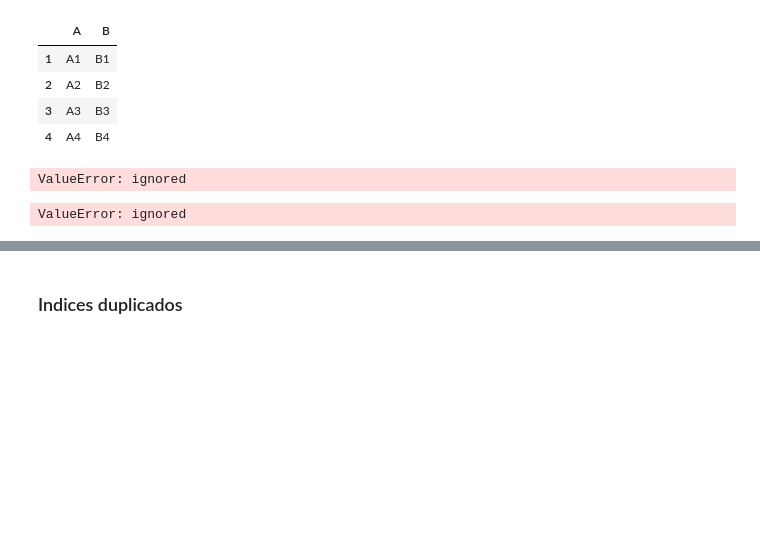
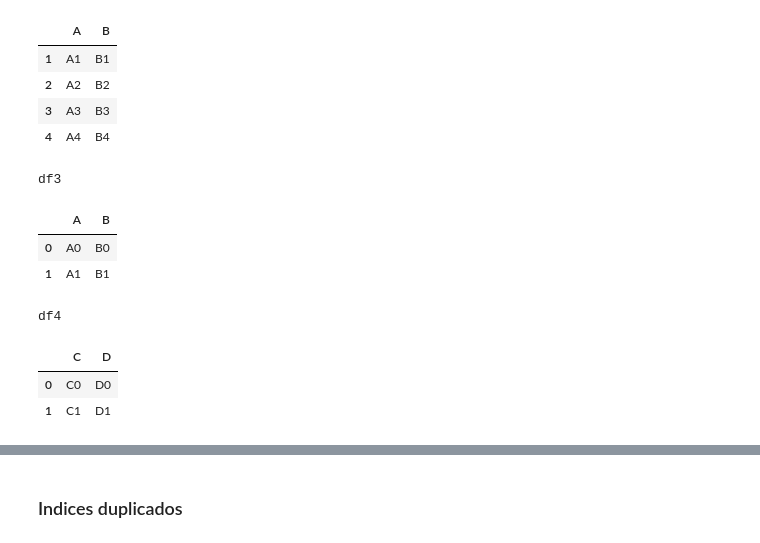
Before and after one commit to htapiagroup/manipulacion-de-datos-con-pandas-EisaacJC, a Jupyter notebook: notebooks/02.05-Concat-And-Append.ipynb, the cells around one changed output, grey strips where cells are left out. Drawn from its saved outputs; the diff is of its cells as text; code cells hidden in the pictures; blank space fills up the shorter version.

```diff
--- a/notebooks/02.05-Concat-And-Append.ipynb
+++ b/notebooks/02.05-Concat-And-Append.ipynb
@@ -98,7 +98,16 @@ pd.concat([df1, df2])
 # %%
 df3 = make_df('AB', [0, 1])
 df4 = make_df('CD', [0, 1])
-display('df3', 'df4', "pd.concat([df3, df4], axis='col')")
+#display('df3', 'df4', "pd.concat([df3, df4], axis='col')")
-# %% [output]
-ValueError: ignored
-ValueError: ignored
+# %%
+display('df3','df4')
+#display('df4')
+# %% [output]
+df3
+|  | A | B |
+| 0 | A0 | B0 |
+| 1 | A1 | B1 |
+df4
+|  | C | D |
+| 0 | C0 | D0 |
+| 1 | C1 | D1 |
```
Also changed, not shown: parts of 1 cell of this notebook.
